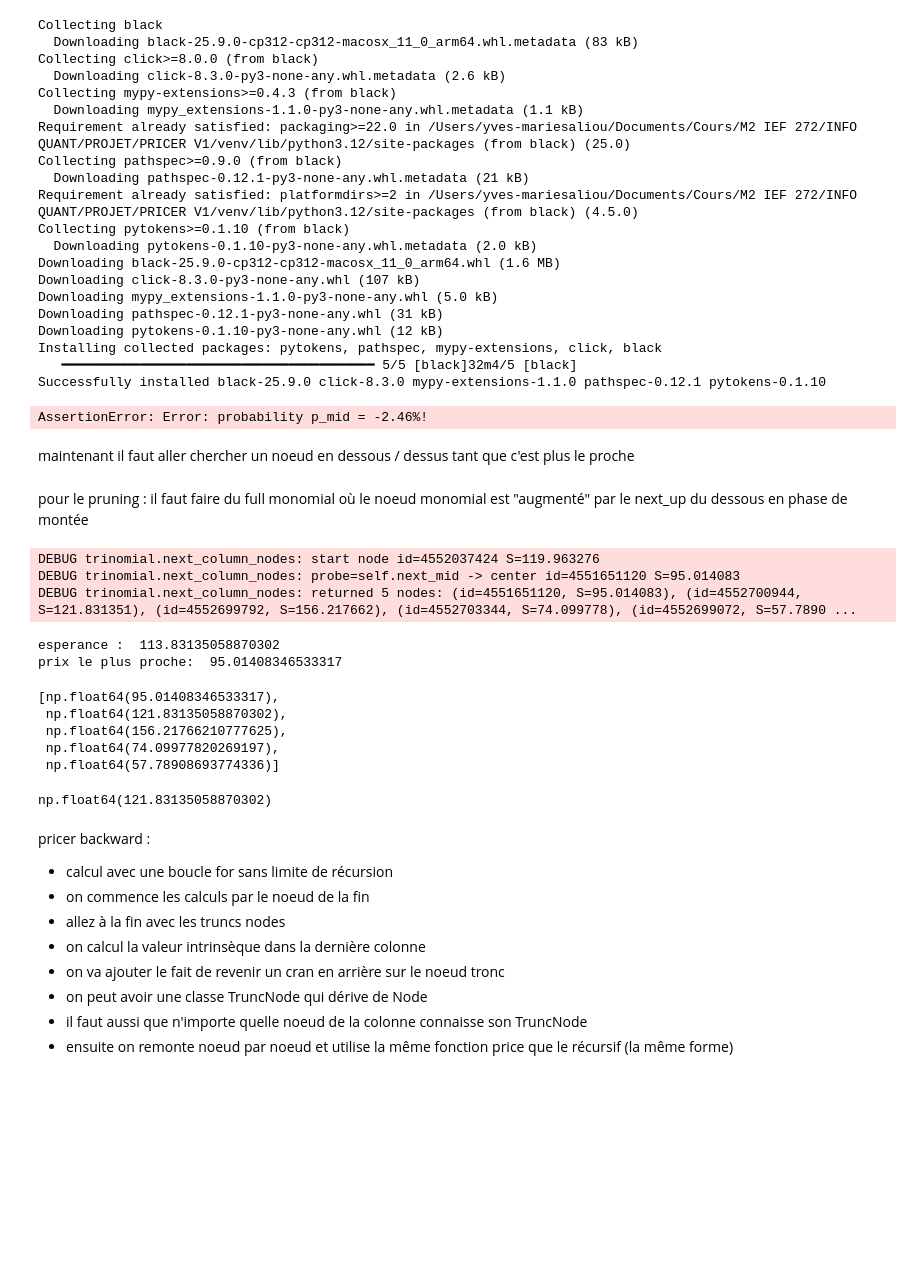
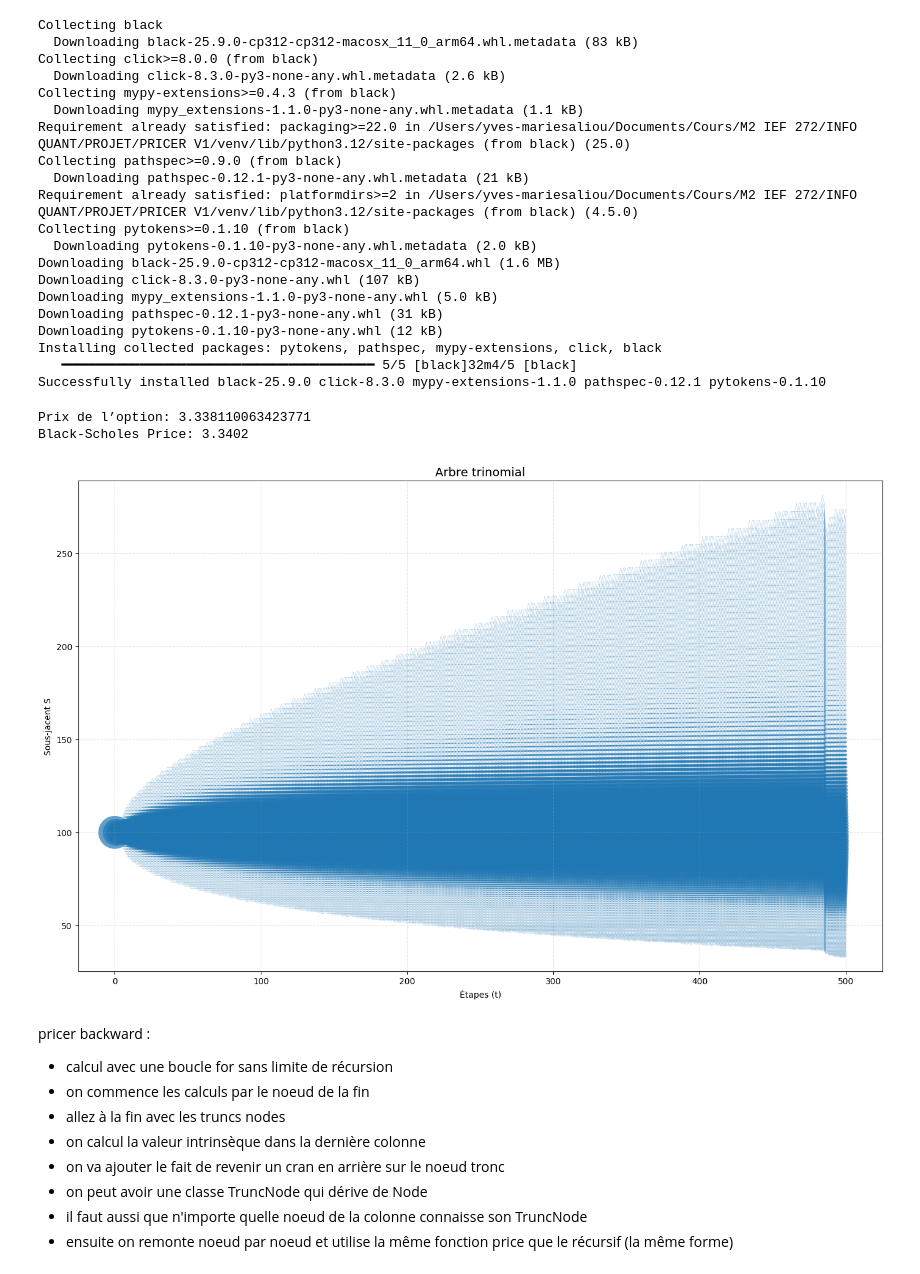
Before and after one commit to yvesmarix/TRINOMIAL-TREE-PRICING, a Jupyter notebook: src/pricing/dev_file.ipynb, the cells around one changed output. Saved outputs shown, nothing was run; the diff lists cells and outputs as text; code cells hidden in the pictures; blank space fills up the shorter version.

Commit message:
Nouveau pruning en full monomial

```diff
--- a/src/pricing/dev_file.ipynb
+++ b/src/pricing/dev_file.ipynb
@@ -24,54 +24,29 @@ Successfully installed black-25.9.0 click-8.3.0 mypy-extensions-1.1.0 pathspec-0
 # %%
 from pricing import BlackScholesPricer, TrinomialTree, Market, Option
 from pricing import convergence
 import datetime as dt
 import              sys
 import logging
-# logging.basicConfig(level=logging.DEBUG, format="%(levelname)s %(name)s: %(message)s")
 
 sys.setrecursionlimit(100)
-market = Market(S0=100, r=0.03, sigma=0.2, dividend=9.5, dividend_date=dt.datetime(2026, 10, 20))
+market = Market(S0=100, r=0.03, sigma=0.2, dividend=6, dividend_date=dt.datetime(2026, 10, 20))
 option = Option(K=110, option_type="call", maturity=dt.datetime(2026, 10, 30), option_class="european")
-tree = TrinomialTree(market, option, N=7, pruning=True, epsilon=1e-6)
+tree = TrinomialTree(market, option, N=500, pruning=True, epsilon=1e-7)
 
-tree._compute_parameters(100)
-tree.root = tree._build_tree()
+# tree._compute_parameters(100)
+# tree.root = tree._build_tree()
 
-# price = tree.price(option)
-# print("Prix de l’option:", price)
+price = tree.price(option)
+print("Prix de l’option:", price)
 
 bs_price = BlackScholesPricer().price(S=market.S0, K=option.K, T=tree.delta_t*tree.N, r=market.r, sigma=market.sigma, option_type='call', dividend=market.dividend, dividend_date = market.dividend_date) # q=0 car pas de dividendes
 print("Black-Scholes Price: {:.4f}".format(bs_price))
 
 tree.plot_tree(tree.N)
 # convergence.bs_convergence_by_strike(market, option, [80, 90, 100, 110, 120, 130, 140, 150, 160], N=tree.N)
 
 # convergence.bs_convergence_by_step(market, option, bs_price, max_n = 100, step = 20)
 # %% [output]
-AssertionError: Error: probability p_mid = -2.46%!
+Prix de l’option: 3.338110063423771
+Black-Scholes Price: 3.3402
+[figure, added]
-# %% [markdown]
-maintenant il faut aller chercher un noeud en dessous / dessus tant que c'est plus le proche
-# %% [markdown]
-pour le pruning : il faut faire du full monomial où le noeud monomial est "augmenté" par le next_up du dessous en phase de montée
-# %%
-noeud = tree.root.next_up
-print("esperance : ", noeud._esperance(tree, True))
-print("prix le plus proche: ", noeud._find_closest_node(noeud._esperance(tree, True)).S)
-# %% [output]
-DEBUG trinomial.next_column_nodes: start node id=4552037424 S=119.963276
-DEBUG trinomial.next_column_nodes: probe=self.next_mid -> center id=4551651120 S=95.014083
-DEBUG trinomial.next_column_nodes: returned 5 nodes: (id=4551651120, S=95.014083), (id=4552700944, S=121.831351), (id=4552699792, S=156.217662), (id=4552703344, S=74.099778), (id=4552699072, S=57.7890 ...
-esperance :  113.83135058870302
-prix le plus proche:  95.01408346533317
-# %%
-[x.S for x in tree.root.next_mid.up.next_column_nodes()]
-# %% [output]
-[np.float64(95.01408346533317),
- np.float64(121.83135058870302),
- np.float64(156.21766210777625),
- np.float64(74.09977820269197),
- np.float64(57.78908693774336)]
-# %%
-tree.root.next_mid.next_up.S
-# %% [output]
-np.float64(121.83135058870302)
```
Also changed, not shown: parts of 1 cell of this notebook, 3 other files.
